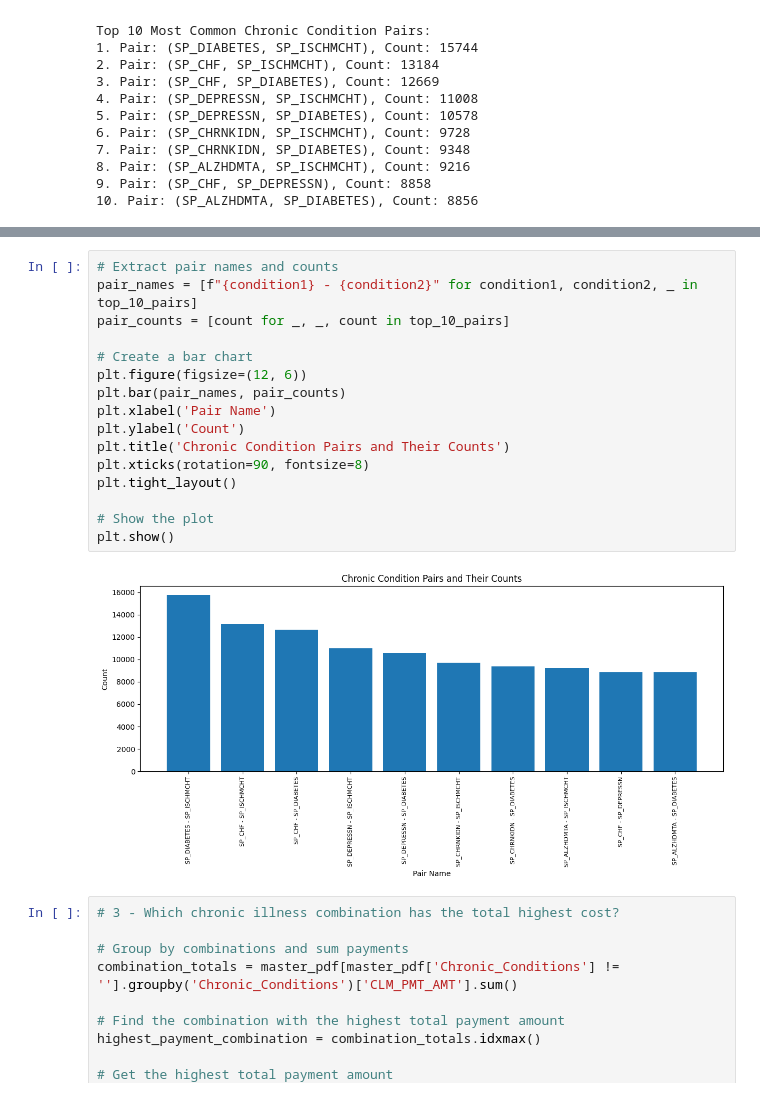
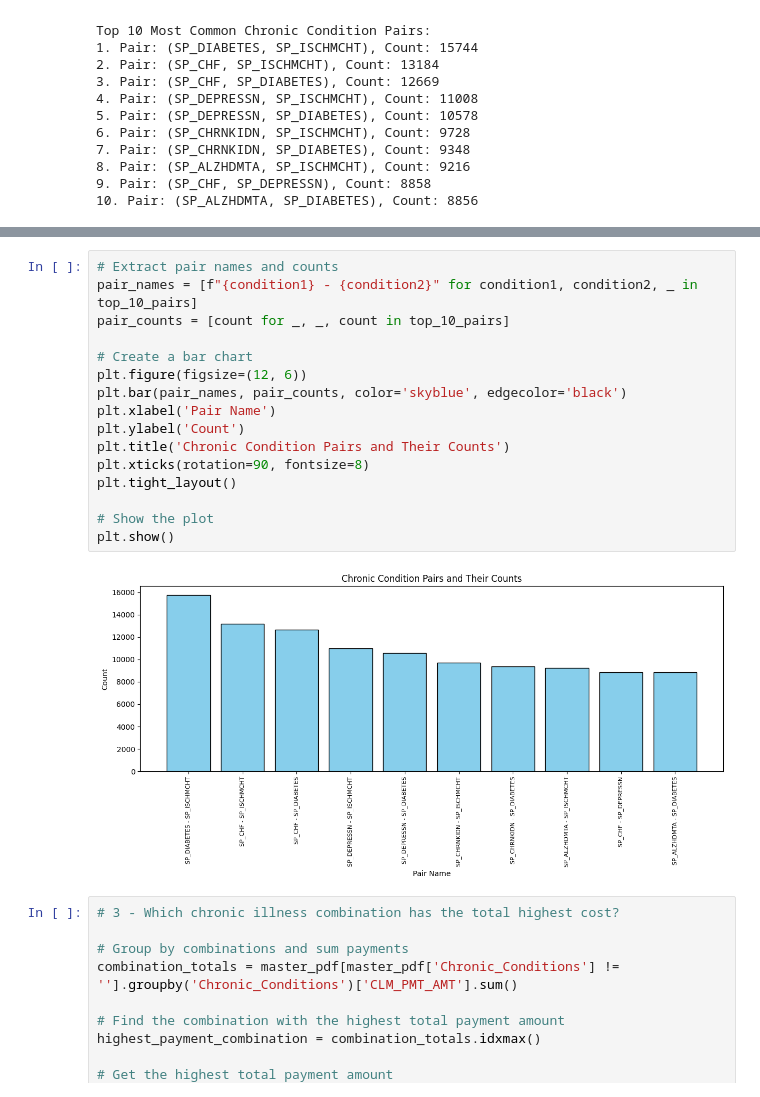
Before and after one commit to suvigyajain0101/Claims, a Jupyter notebook: EDA.ipynb, the cells around one changed output, grey strips where cells are left out. Drawn from its saved outputs; the diff is of its cells as text.

```diff
--- a/EDA.ipynb
+++ b/EDA.ipynb
@@ -218,21 +218,21 @@ Counter(master_pdf[master_pdf['Chronic_Conditions'] != '']['Chronic_Conditions']
 # %%
 # Extract pair names and counts
 pair_names = [f"{condition1} - {condition2}" for condition1, condition2, _ in top_10_pairs]
 pair_counts = [count for _, _, count in top_10_pairs]
 
 # Create a bar chart
 plt.figure(figsize=(12, 6))
-plt.bar(pair_names, pair_counts)
+plt.bar(pair_names, pair_counts, color='skyblue', edgecolor='black')
 plt.xlabel('Pair Name')
 plt.ylabel('Count')
 plt.title('Chronic Condition Pairs and Their Counts')
 plt.xticks(rotation=90, fontsize=8)
 plt.tight_layout()
 
 # Show the plot
 plt.show()
 # %% [output]
-[figure, old version]
+[figure, new version]
 # %%
 # 3 - Which chronic illness combination has the total highest cost?
 
```
Also changed, not shown: parts of 3 cells of this notebook.
